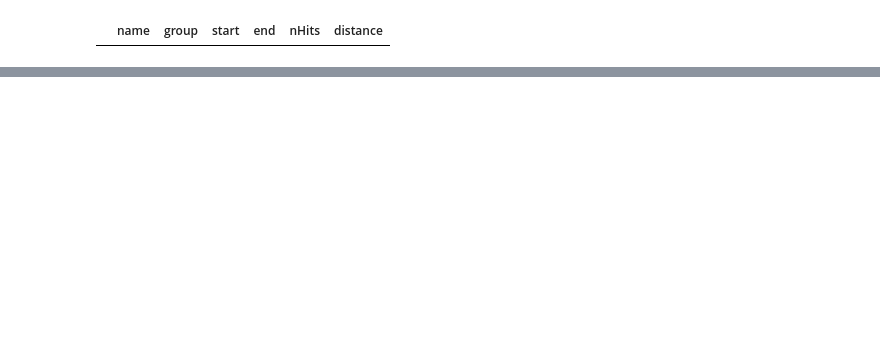
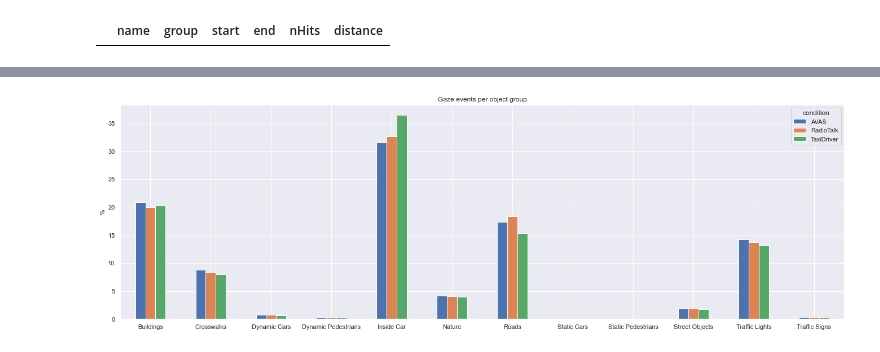
Before and after one commit to mvidaldp/msw-bmbf_da, a Jupyter notebook: 1_data_preprocessing.ipynb, the cells around one changed output, grey strips where cells are left out. Saved outputs shown, nothing was run; the diff lists cells and outputs as text; code cells hidden in the pictures; blank space fills up the shorter version.

```diff
--- a/1_data_preprocessing.ipynb
+++ b/1_data_preprocessing.ipynb
@@ -829,0 +881,3 @@ wrong
+# %%
+hit_evs = pd.read_csv(f"./group_percentages.csv", index_col=0)
+hit_evs
@@ -829,0 +898,5 @@ wrong
+# %%
+test = hit_evs.join(
+    parts[["expo", "side", "condition", "questionnaire"]], how="outer"
+)
+test
@@ -829,0 +929,12 @@ wrong
+# %%
+sns.set(rc={"figure.figsize": (23, 7)})
+
+ax = test.groupby(["condition"]).mean().transpose().plot.bar(rot=0)
+
+ax.set_ylabel("%")
+
+plt.title("Gaze events per object group")
+
+plt.show()
+# %% [output]
+[figure, added]
```
Also changed, not shown: parts of 16 cells of this notebook, 14 other files.
